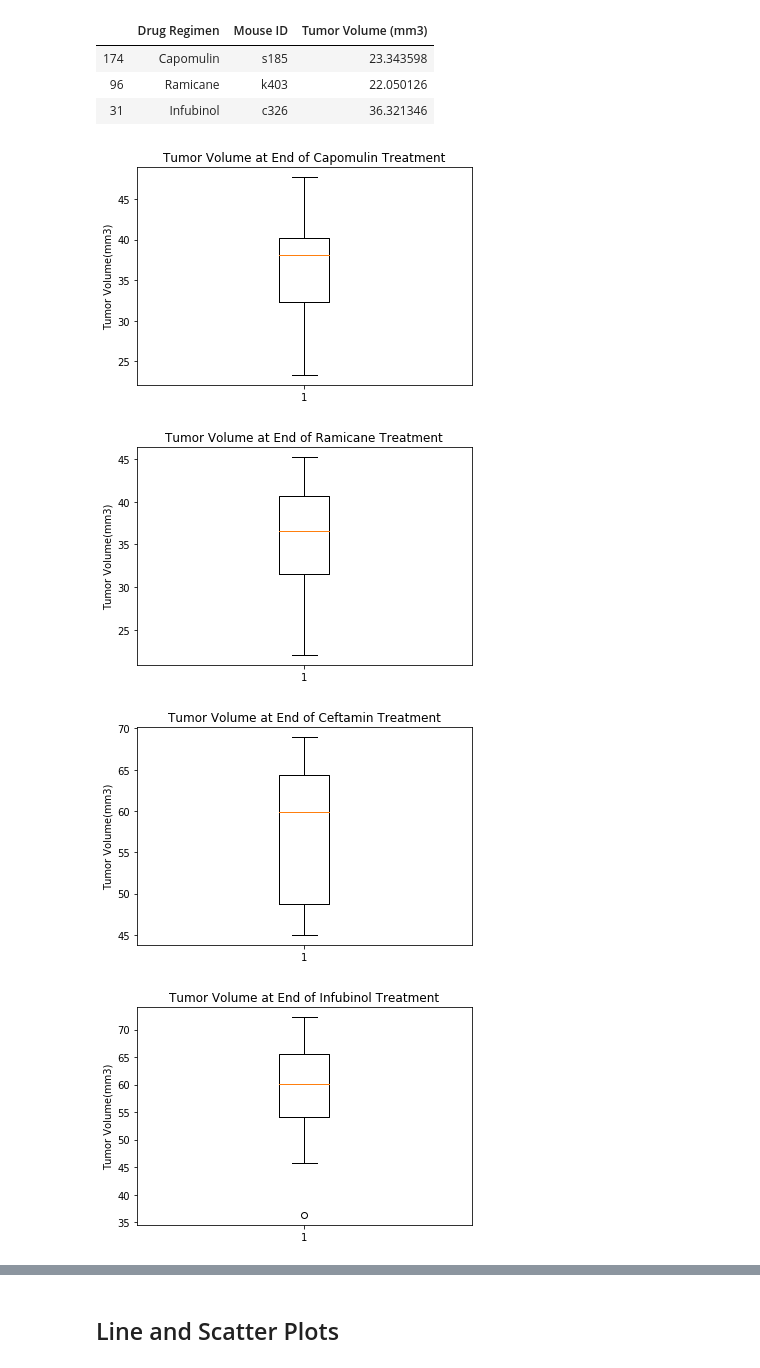
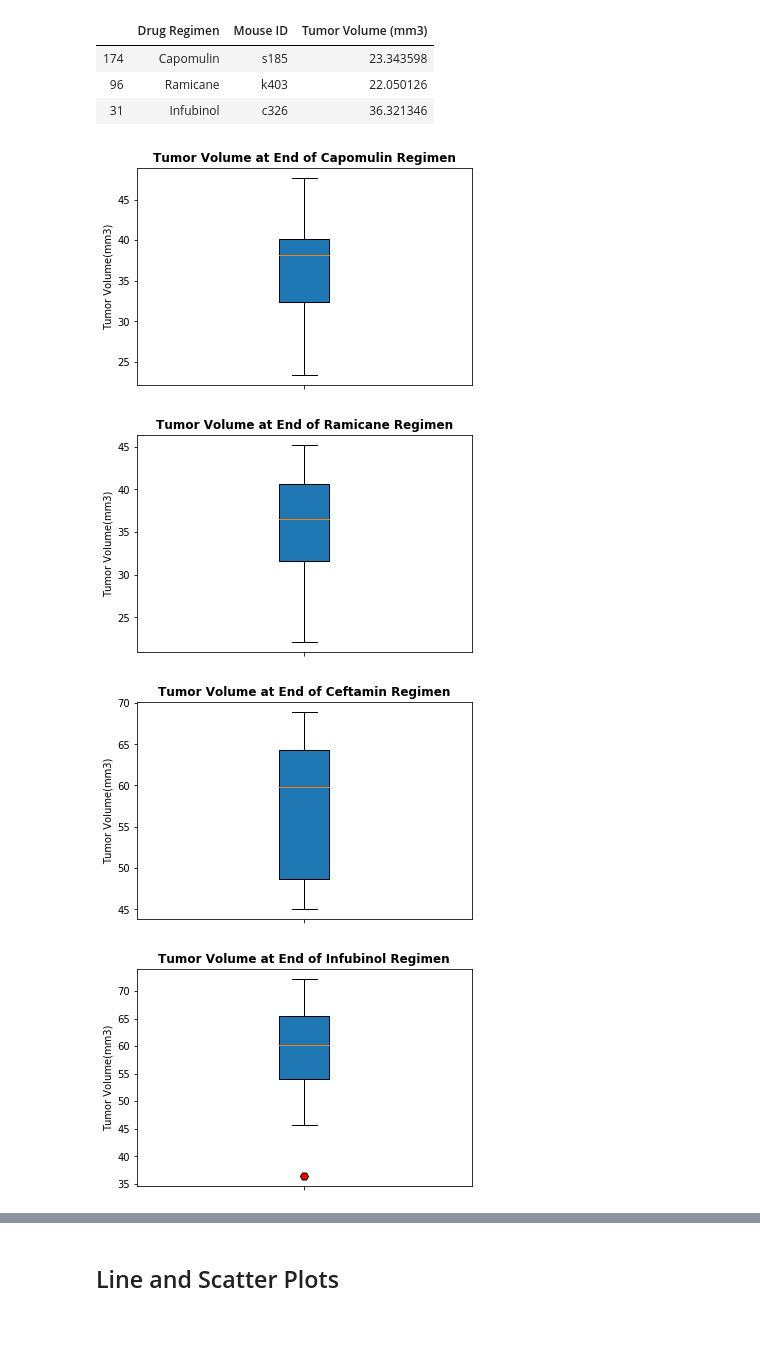
Before and after one commit to UncelSoogar/SMU_Homework, a Jupyter notebook: Submissions/5_Matplotlib/Pymaceuticals/pymaceuticals.ipynb, the cells around one changed output, grey strips where cells are left out. Drawn from its saved outputs; the diff is of its cells as text; code cells hidden in the pictures; blank space fills up the shorter version.

Commit message:
Stylized charts, cleaned code, added report

```diff
--- a/Submissions/5_Matplotlib/Pymaceuticals/pymaceuticals.ipynb
+++ b/Submissions/5_Matplotlib/Pymaceuticals/pymaceuticals.ipynb
@@ -288,14 +289,16 @@ outliers
 | 96 | Ramicane | k403 | 22.050126 |
 | 31 | Infubinol | c326 | 36.321346 |
 # %%
-# Generate a box plot of the final tumor volume of each mouse across four regimens of interest
+# Generate a box plot of the final tumor volume of each mouse across four regimens of interest (Individual boxplots)
+flierprops = dict(marker='H', markerfacecolor='r', markersize=8)
 for drug in finaldrugs:
-    plt.boxplot(finalvol.loc[(finalvol["Drug Regimen"] == f"{drug}")]["Tumor Volume (mm3)"])
+    plt.boxplot(finalvol.loc[(finalvol["Drug Regimen"] == f"{drug}")]["Tumor Volume (mm3)"],
+                labels = [""], flierprops=flierprops, patch_artist=True, )
     plt.ylabel("Tumor Volume(mm3)")
-    plt.title(f"Tumor Volume at End of {drug} Treatment")
+    plt.title(f"Tumor Volume at End of {drug} Regimen", fontweight= "bold")
     plt.show()
 # %% [output]
-[figure, old version]
+[figure, new version]
-[figure, old version]
+[figure, new version]
-[figure, old version]
+[figure, new version]
-[figure, old version]
+[figure, new version]
```
Also changed, not shown: parts of 17 cells of this notebook.
